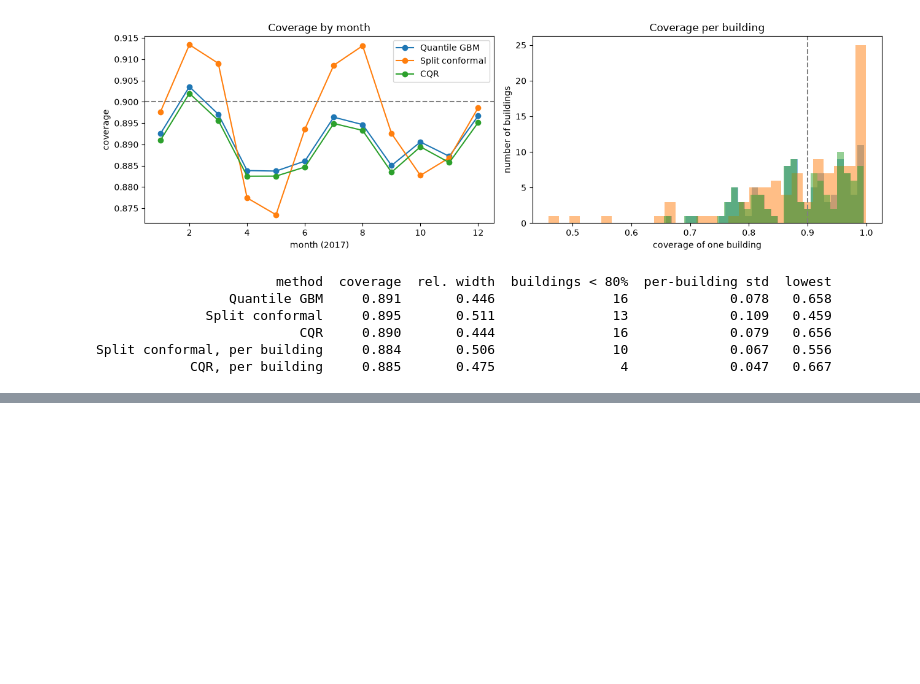
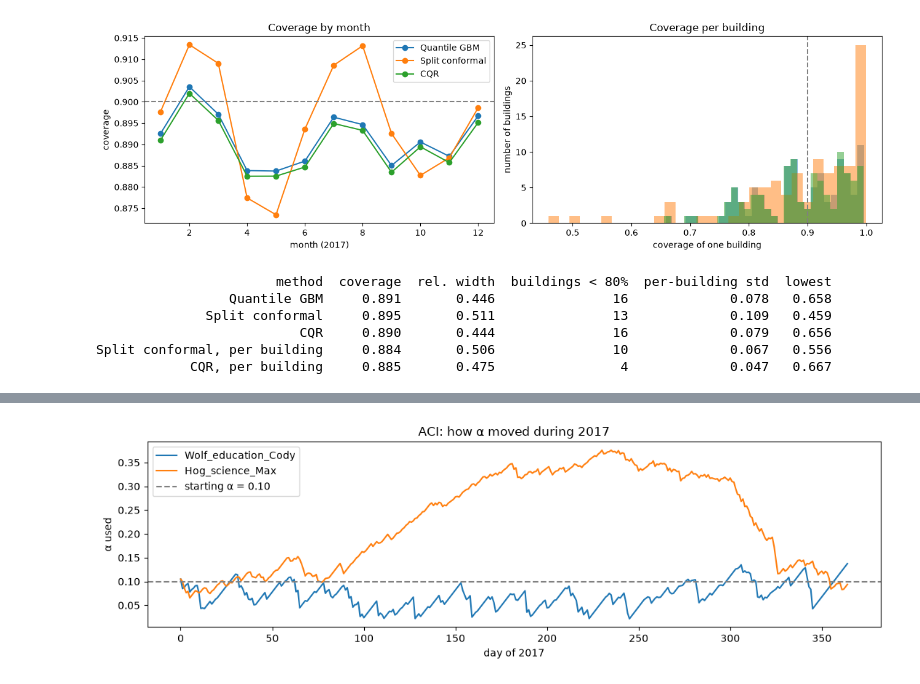
Before and after one commit to sevilkhojasteh/building-energy-trust, a Jupyter notebook: notebooks/03_uncertainty.ipynb, the cells around one changed output, grey strips where cells are left out. Saved outputs shown, nothing was run; the diff lists cells and outputs as text; code cells hidden in the pictures; blank space fills up the shorter version.

```diff
--- a/notebooks/03_uncertainty.ipynb
+++ b/notebooks/03_uncertainty.ipynb
@@ -166,0 +220,15 @@ Split conformal, per building     0.884       0.506               10
+# %%
+import matplotlib.pyplot as plt
+
+worst = "Wolf_education_Cody"
+calm = pd.Series({b: np.mean(p) for b, p in alpha_path.items()}).idxmax()
+fig, ax = plt.subplots(figsize=(11, 3.5))
+for b in [worst, calm]:
+    if b in alpha_path:
+        ax.plot(alpha_path[b], label=b)
+ax.axhline(alpha, color="gray", ls="--", label="starting α = 0.10")
+ax.set(xlabel="day of 2017", ylabel="α used", title="ACI: how α moved during 2017")
+ax.legend()
+fig.tight_layout()
+# %% [output]
+[figure, added]
```
Also changed, not shown: parts of 1 cell of this notebook.
